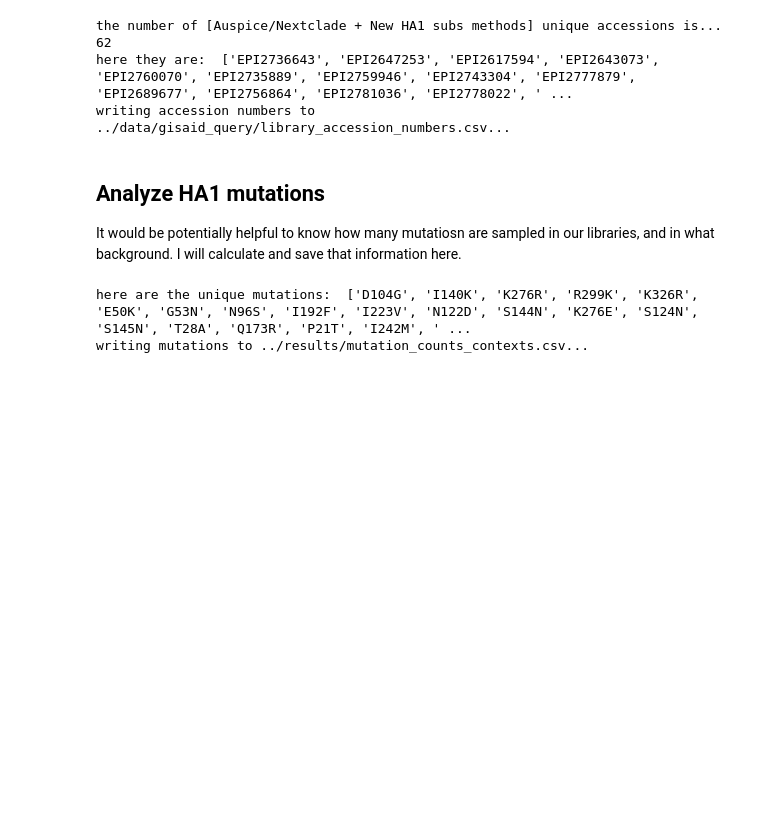
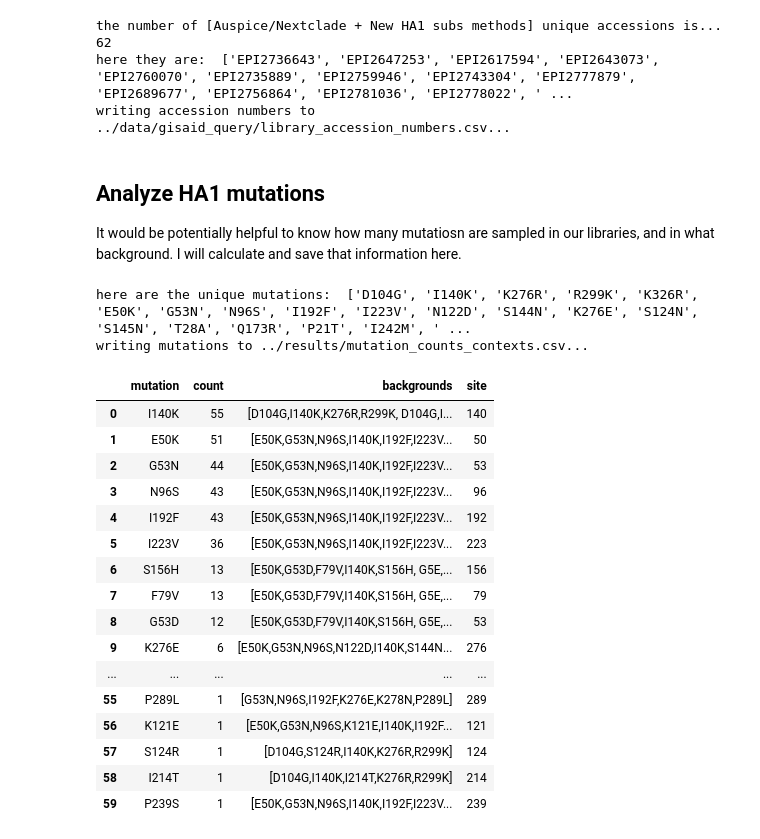
Before and after one commit to jbloomlab/flu_seqneut_H3N2_2023-2024, a Jupyter notebook: non-pipeline_analyses/library_design/notebooks/compare_trees_design_library.ipynb, the cells around one changed output. Cells and saved outputs as stored; diff of their text form; code cells hidden in the pictures; blank space fills up the shorter version.

```diff
--- a/non-pipeline_analyses/library_design/notebooks/compare_trees_design_library.ipynb
+++ b/non-pipeline_analyses/library_design/notebooks/compare_trees_design_library.ipynb
@@ -492,3 +494,28 @@ mutation_contexts_df.to_csv(outfile, index=False)
 # %% [output]
 here are the unique mutations:  ['D104G', 'I140K', 'K276R', 'R299K', 'K326R', 'E50K', 'G53N', 'N96S', 'I192F', 'I223V', 'N122D', 'S144N', 'K276E', 'S124N', 'S145N', 'T28A', 'Q173R', 'P21T', 'I242M', ' ...
 writing mutations to ../results/mutation_counts_contexts.csv...
+# %%
+
+
+for site in HA:
+
+
+mutation_contexts_df
+# %% [output]
+|  | mutation | count | backgrounds | site |
+| 0 | I140K | 55 | [D104G,I140K,K276R,R299K, D104G,I... | 140 |
+| 1 | E50K | 51 | [E50K,G53N,N96S,I140K,I192F,I223V... | 50 |
+| 2 | G53N | 44 | [E50K,G53N,N96S,I140K,I192F,I223V... | 53 |
+| 3 | N96S | 43 | [E50K,G53N,N96S,I140K,I192F,I223V... | 96 |
+| 4 | I192F | 43 | [E50K,G53N,N96S,I140K,I192F,I223V... | 192 |
+| 5 | I223V | 36 | [E50K,G53N,N96S,I140K,I192F,I223V... | 223 |
+| 6 | S156H | 13 | [E50K,G53D,F79V,I140K,S156H, G5E,... | 156 |
+| 7 | F79V | 13 | [E50K,G53D,F79V,I140K,S156H, G5E,... | 79 |
+| 8 | G53D | 12 | [E50K,G53D,F79V,I140K,S156H, G5E,... | 53 |
+| 9 | K276E | 6 | [E50K,G53N,N96S,N122D,I140K,S144N... | 276 |
+| ... | ... | ... | ... | ... |
+| 55 | P289L | 1 | [G53N,N96S,I192F,K276E,K278N,P289L] | 289 |
+| 56 | K121E | 1 | [E50K,G53N,N96S,K121E,I140K,I192F... | 121 |
+| 57 | S124R | 1 | [D104G,S124R,I140K,K276R,R299K] | 124 |
+| 58 | I214T | 1 | [D104G,I140K,I214T,K276R,R299K] | 214 |
+| 59 | P239S | 1 | [E50K,G53N,N96S,I140K,I192F,I223V... | 239 |
```
Also changed, not shown: parts of 1 cell of this notebook, 2 other files.
